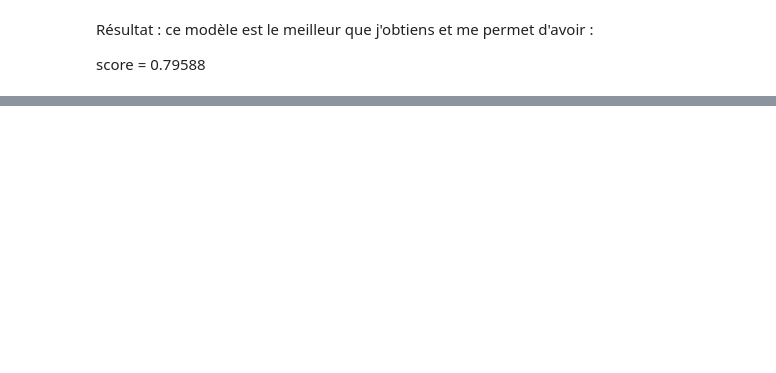
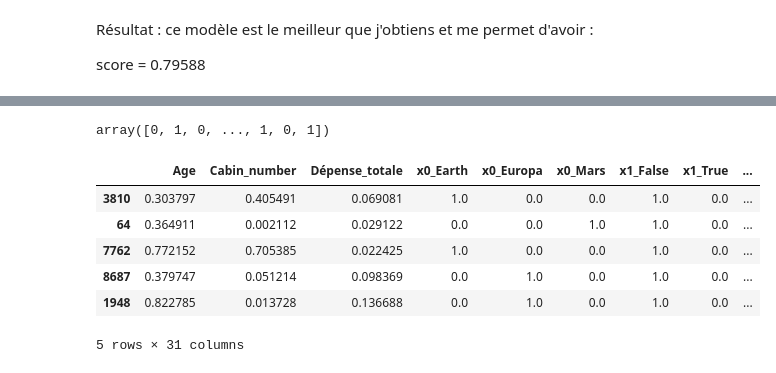
Before and after one commit to AurelienCD/Formation_OCR_Ing_Machine_Learning, a Jupyter notebook: P8_01_notebook.ipynb, the cells around one changed output, grey strips where cells are left out. Drawn from its saved outputs; the diff is of its cells as text; code cells hidden in the pictures; blank space fills up the shorter version.

Commit message:
Version finale avec le modèle de machine learning + les 3 modèles de DL (+test passager group)

```diff
--- a/P8_01_notebook.ipynb
+++ b/P8_01_notebook.ipynb
@@ -2093,0 +2163,7 @@ score = 0.79588
+# %%
+X = df_train.copy()
+y = X.pop("Transported")
+X.drop(["PassengerId", "Name"], axis=1, inplace=True)
+X = pd.get_dummies(X, drop_first=True)
+# %%
+X = pd.get_dummies(X, drop_first=True)
@@ -2093,0 +2180,22 @@ score = 0.79588
+# %%
+df_y = pad.read_csv('data_projet8_TRAIN_clean.csv')
+y=df_y["Transported"]
+# %%
+from sklearn.preprocessing import LabelEncoder
+encoder = LabelEncoder()
+y_for_train = encoder.fit_transform(y)
+y_for_train
+# %% [output]
+array([0, 1, 0, ..., 1, 0, 1])
+# %%
+X_train, X_test, y_train, y_test = train_test_split(X, y, test_size=0.33, random_state=17)
+# %%
+X_train.head()
+# %% [output]
+|  | Age | Cabin_number | Dépense_totale | x0_Earth | x0_Europa | x0_Mars | x1_False | x1_True | ... |
+| 3810 | 0.303797 | 0.405491 | 0.069081 | 1.0 | 0.0 | 0.0 | 1.0 | 0.0 | ... |
+| 64 | 0.364911 | 0.002112 | 0.029122 | 0.0 | 0.0 | 1.0 | 1.0 | 0.0 | ... |
+| 7762 | 0.772152 | 0.705385 | 0.022425 | 1.0 | 0.0 | 0.0 | 1.0 | 0.0 | ... |
+| 8687 | 0.379747 | 0.051214 | 0.098369 | 0.0 | 1.0 | 0.0 | 1.0 | 0.0 | ... |
+| 1948 | 0.822785 | 0.013728 | 0.136688 | 0.0 | 1.0 | 0.0 | 1.0 | 0.0 | ... |
+5 rows × 31 columns
```
Also changed, not shown: parts of 32 cells of this notebook.
